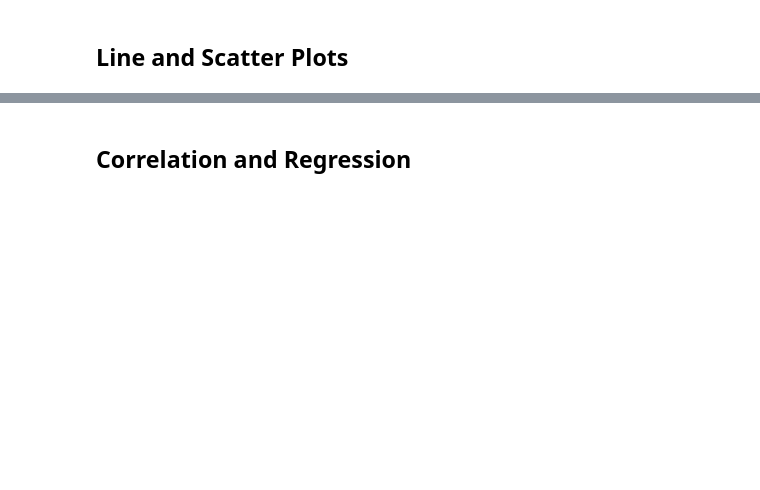
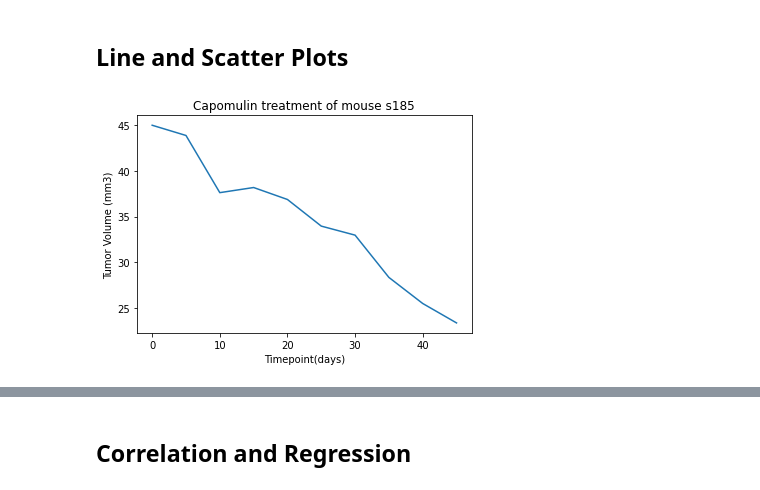
Before and after one commit to LeeProut/matplotlib-challenge, a Jupyter notebook: Pymaceuticals/pymaceuticals.ipynb, the cells around one changed output, grey strips where cells are left out. Saved outputs shown, nothing was run; the diff lists cells and outputs as text; code cells hidden in the pictures; blank space fills up the shorter version.

```diff
--- a/Pymaceuticals/pymaceuticals.ipynb
+++ b/Pymaceuticals/pymaceuticals.ipynb
@@ -423,0 +437,27 @@ plt.show()
+# %%
+# Generate a line plot of time point versus tumor volume for a mouse treated with Capomulin
+#make a df with all timepoints, tumor volume, just Capomulin
+
+capomulin_df = unique_mice_data_df[unique_mice_data_df ["Drug Regimen"].isin(["Capomulin"])]
+capomulin_df
+
+#retrieve data for a single mouse, s185
+mouse_s185  = capomulin_df.loc[capomulin_df["Mouse ID"] == "s185"]
+mouse_s185
+
+#set x-axis
+x_axis = np.arange(0, 50, 5)
+x_axis
+
+#retrieve tumor volume measurements
+s185_volume = mouse_s185["Tumor Volume (mm3)"].tolist()
+s185_volume
+
+#plot and set labels
+plt.plot(x_axis, s185_volume)
+plt.title("Capomulin treatment of mouse s185")
+plt.xlabel("Timepoint(days)")
+plt.ylabel("Tumor Volume (mm3)")
+plt.show()
+# %% [output]
+[figure, added]
```
Also changed, not shown: parts of 8 cells of this notebook.
